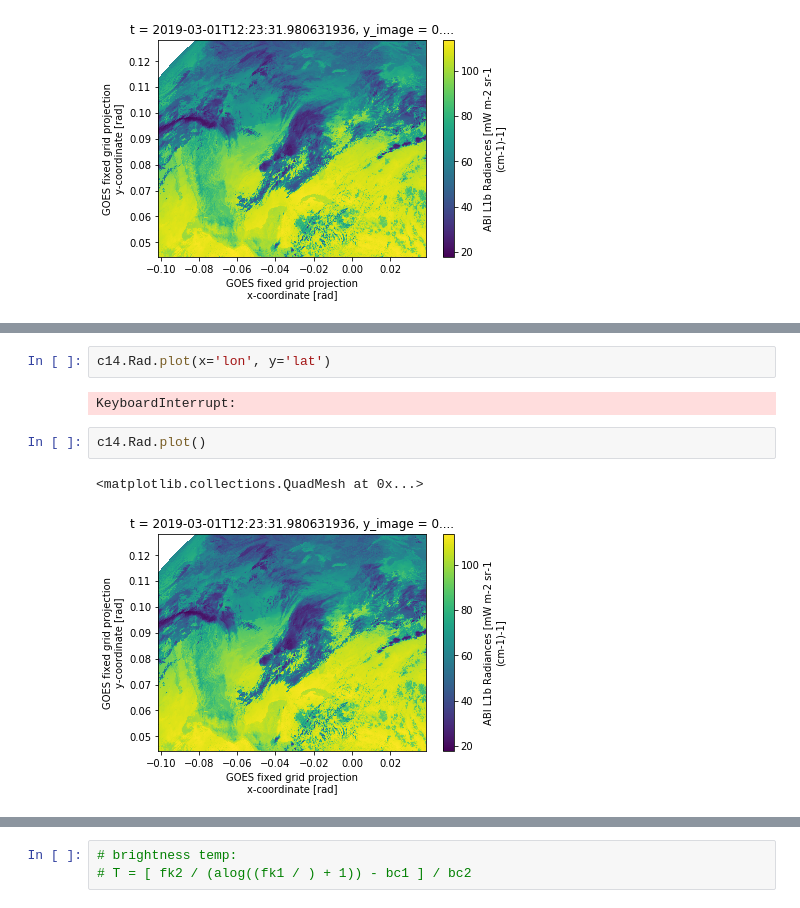
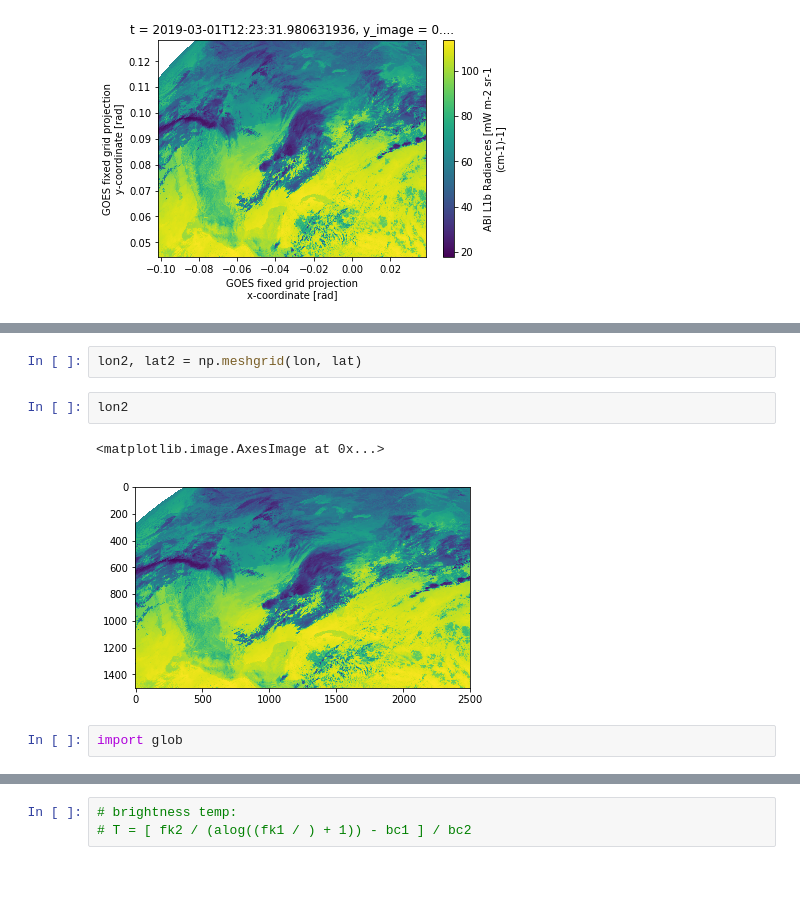
Before and after one commit to spestana/goes-ortho, a Jupyter notebook: goes-aws.ipynb, the cells around one changed output, grey strips where cells are left out. Saved outputs shown, nothing was run; the diff lists cells and outputs as text; blank space fills up the shorter version.

```diff
--- a/goes-aws.ipynb
+++ b/goes-aws.ipynb
@@ -202,9 +180,9 @@ MissingDimensionsError: cannot set variable 'lat' with 2-dimensional data withou
-# %%
-c14.Rad.plot(x='lon', y='lat')
-# %% [output]
-KeyboardInterrupt:
-# %%
-c14.Rad.plot()
-# %% [output]
-<matplotlib.collections.QuadMesh at 0x...>
-[figure, removed]
+# %%
+lon2, lat2 = np.meshgrid(lon, lat)
+# %%
+lon2
+# %% [output]
+<matplotlib.image.AxesImage at 0x...>
+[figure, added]
+# %%
+import glob
```
Also changed, not shown: parts of 29 cells of this notebook.
